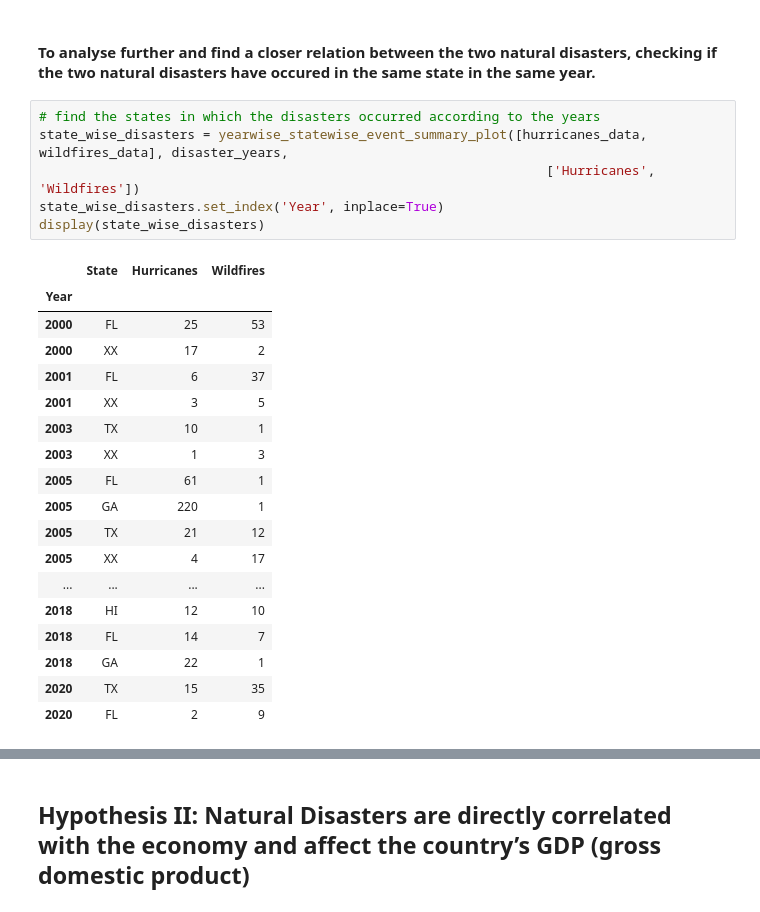
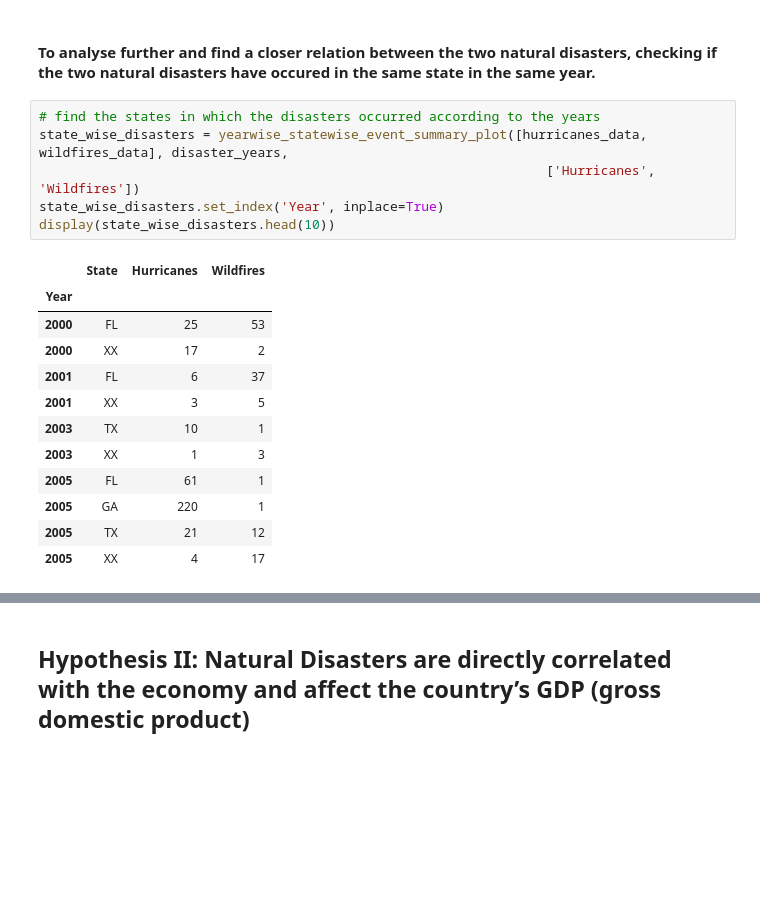
Before and after one commit to resh-chh/2021Fall_finals, a Jupyter notebook: Natural_Disasters_and_its_Economic_Impacts_in_the_US.ipynb, the cells around one changed output, grey strips where cells are left out. Drawn from its saved outputs; the diff is of its cells as text; blank space fills up the shorter version.

```diff
--- a/Natural_Disasters_and_its_Economic_Impacts_in_the_US.ipynb
+++ b/Natural_Disasters_and_its_Economic_Impacts_in_the_US.ipynb
@@ -191,25 +234,19 @@ Looking at the plot and the list of years in which the two disasters occur toget
 # %%
 # find the states in which the disasters occurred according to the years
 state_wise_disasters = yearwise_statewise_event_summary_plot([hurricanes_data, wildfires_data], disaster_years,
                                                                  ['Hurricanes', 'Wildfires'])
 state_wise_disasters.set_index('Year', inplace=True)
-display(state_wise_disasters)
+display(state_wise_disasters.head(10))
 # %% [output]
 |  | State | Hurricanes | Wildfires |
 | Year |  |  |  |
 | 2000 | FL | 25 | 53 |
 | 2000 | XX | 17 | 2 |
 | 2001 | FL | 6 | 37 |
 | 2001 | XX | 3 | 5 |
 | 2003 | TX | 10 | 1 |
 | 2003 | XX | 1 | 3 |
 | 2005 | FL | 61 | 1 |
 | 2005 | GA | 220 | 1 |
 | 2005 | TX | 21 | 12 |
 | 2005 | XX | 4 | 17 |
-| ... | ... | ... | ... |
-| 2018 | HI | 12 | 10 |
-| 2018 | FL | 14 | 7 |
-| 2018 | GA | 22 | 1 |
-| 2020 | TX | 15 | 35 |
-| 2020 | FL | 2 | 9 |
```
Also changed, not shown: parts of 28 cells of this notebook, 1 other file.
